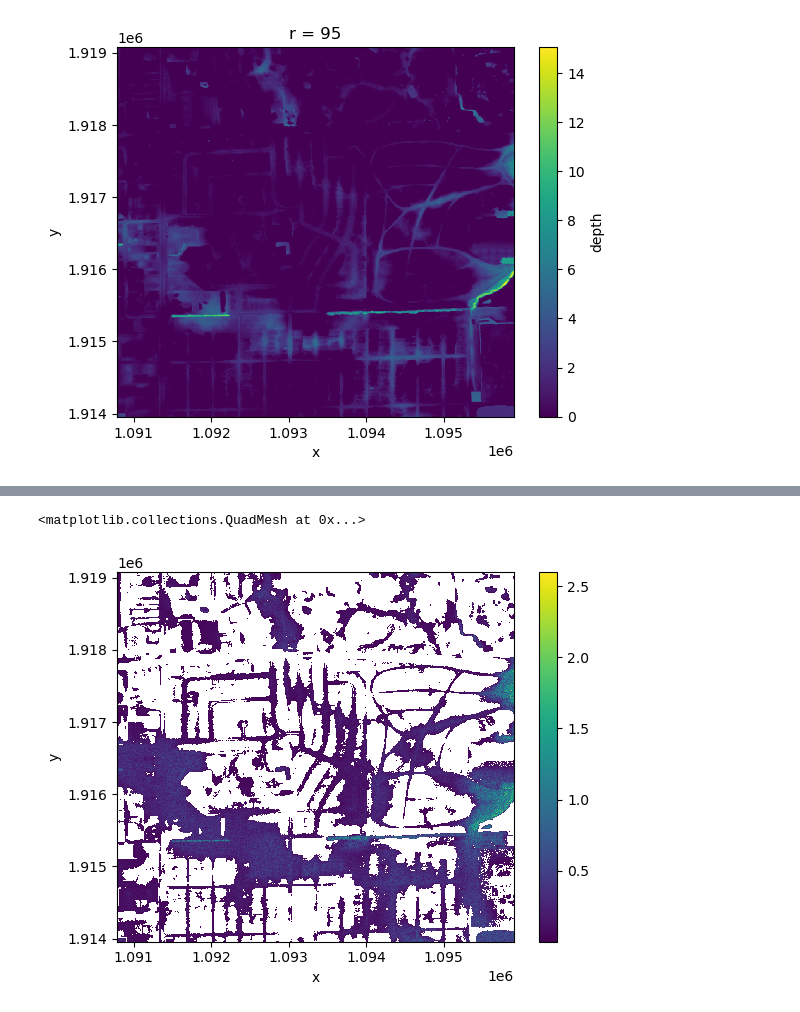
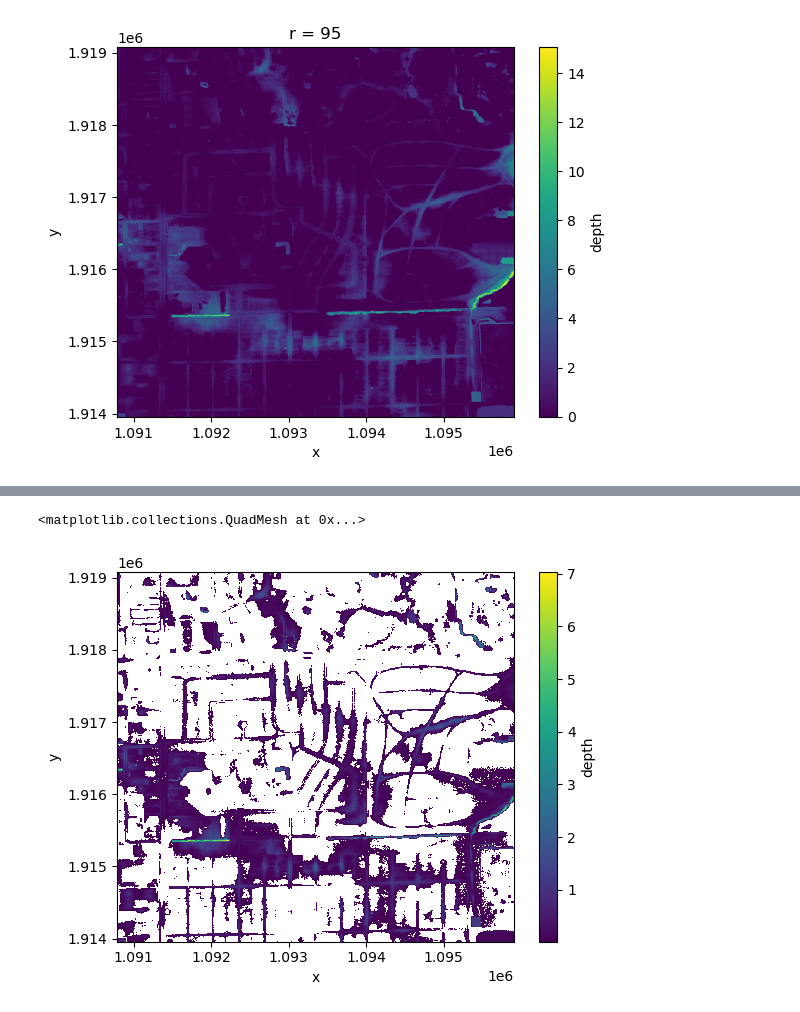
Before and after one commit to arc-pts/ffrd-grid-concept, a Jupyter notebook: ffrd-grid-concept.ipynb, the cells around one changed output, grey strips where cells are left out. Saved outputs shown, nothing was run; the diff lists cells and outputs as text; code cells hidden in the pictures.

```diff
--- a/ffrd-grid-concept.ipynb
+++ b/ffrd-grid-concept.ipynb
@@ -365,5 +203,6 @@ d100.upper_ci.plot()
-# %%
-(d100.upper_ci - d100.lower_ci).plot()
-# %% [output]
-<matplotlib.collections.QuadMesh at 0x...>
-[figure, removed]
+# %%
+depth = xr.open_zarr("./data/depth_10.zarr").depth
+depth.where(depth > 0.1).plot()
+# %% [output]
+<matplotlib.collections.QuadMesh at 0x...>
+[figure, added]
```
Also changed, not shown: parts of 38 cells of this notebook, 1 other file.
